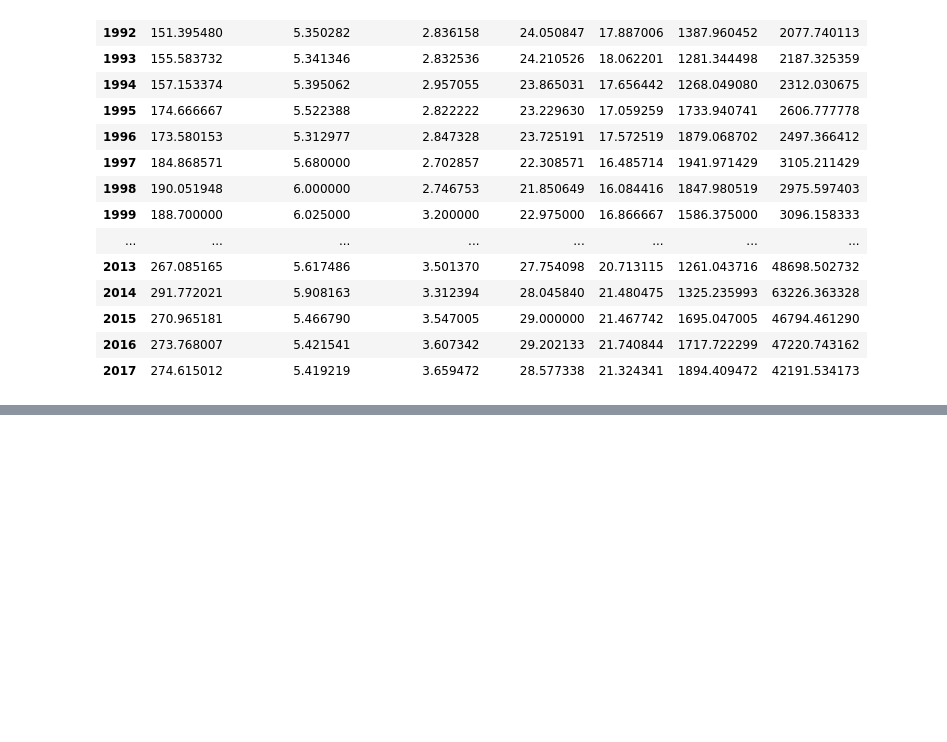
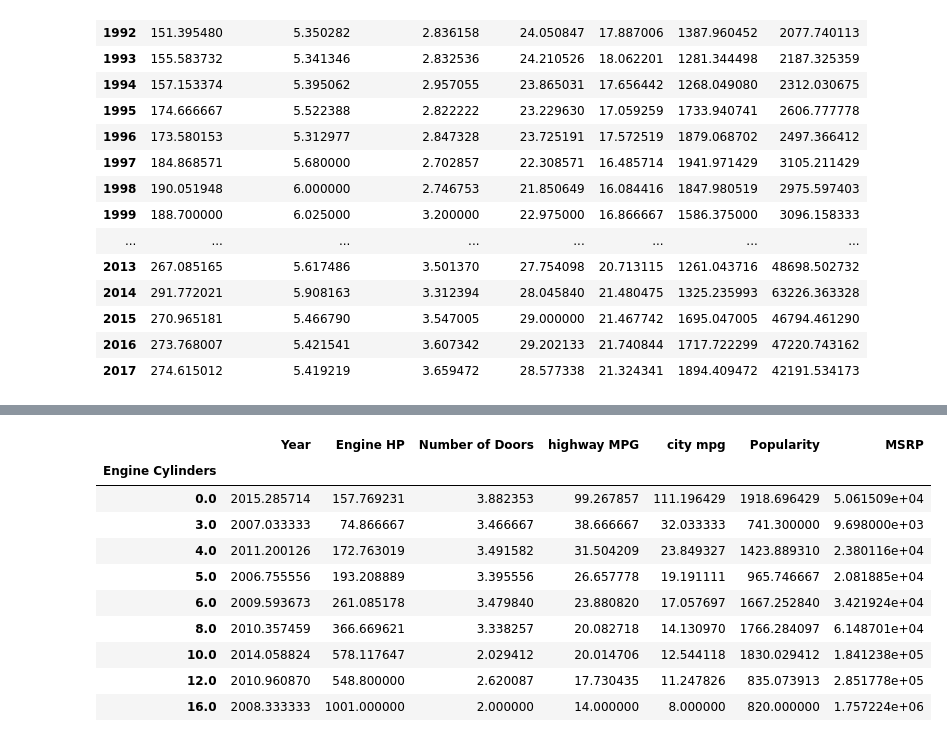
Before and after one commit to pgu-prod/ml, a Jupyter notebook: lab1/Lab1.ipynb, the cells around one changed output, grey strips where cells are left out. Drawn from its saved outputs; the diff is of its cells as text; code cells hidden in the pictures; blank space fills up the shorter version.

```diff
--- a/lab1/Lab1.ipynb
+++ b/lab1/Lab1.ipynb
@@ -229,0 +240,14 @@ data.groupby(by=['Year'],as_index=True).mean(numeric_only=True)
+# %%
+data.groupby(by=['Engine Cylinders'],as_index=True).mean(numeric_only=True)
+# %% [output]
+|  | Year | Engine HP | Number of Doors | highway MPG | city mpg | Popularity | MSRP |
+| Engine Cylinders |  |  |  |  |  |  |  |
+| 0.0 | 2015.285714 | 157.769231 | 3.882353 | 99.267857 | 111.196429 | 1918.696429 | 5.061509e+04 |
+| 3.0 | 2007.033333 | 74.866667 | 3.466667 | 38.666667 | 32.033333 | 741.300000 | 9.698000e+03 |
+| 4.0 | 2011.200126 | 172.763019 | 3.491582 | 31.504209 | 23.849327 | 1423.889310 | 2.380116e+04 |
+| 5.0 | 2006.755556 | 193.208889 | 3.395556 | 26.657778 | 19.191111 | 965.746667 | 2.081885e+04 |
+| 6.0 | 2009.593673 | 261.085178 | 3.479840 | 23.880820 | 17.057697 | 1667.252840 | 3.421924e+04 |
+| 8.0 | 2010.357459 | 366.669621 | 3.338257 | 20.082718 | 14.130970 | 1766.284097 | 6.148701e+04 |
+| 10.0 | 2014.058824 | 578.117647 | 2.029412 | 20.014706 | 12.544118 | 1830.029412 | 1.841238e+05 |
+| 12.0 | 2010.960870 | 548.800000 | 2.620087 | 17.730435 | 11.247826 | 835.073913 | 2.851778e+05 |
+| 16.0 | 2008.333333 | 1001.000000 | 2.000000 | 14.000000 | 8.000000 | 820.000000 | 1.757224e+06 |
```
Also changed, not shown: parts of 1 cell of this notebook, 2 other files.
